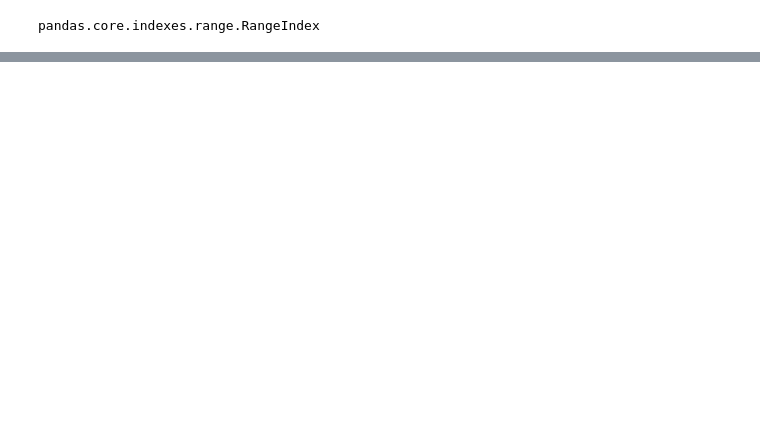
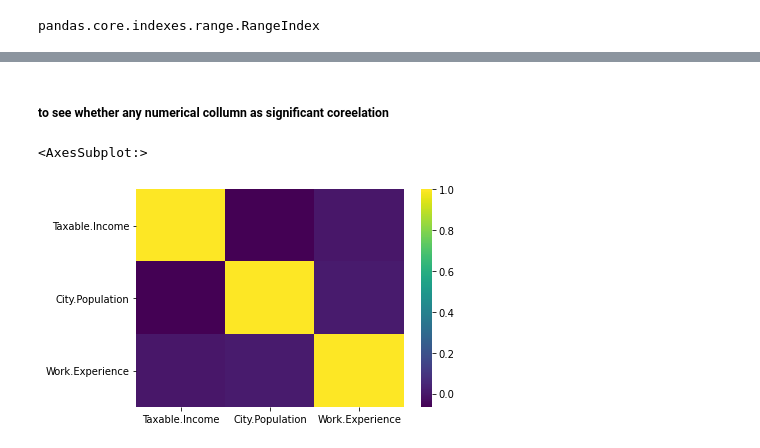
Before and after one commit to Smit131/DS-assignments-python, a Jupyter notebook: Decision Tree/Jup code.ipynb, the cells around one changed output, grey strips where cells are left out. Cells and saved outputs as stored; diff of their text form; code cells hidden in the pictures; blank space fills up the shorter version.

```diff
--- a/Decision Tree/Jup code.ipynb
+++ b/Decision Tree/Jup code.ipynb
@@ -109,0 +145,9 @@ memory usage: 25.9+ KB
+# %% [markdown]
+##### to see whether any numerical collumn as significant coreelation
+# %%
+corrs = df.corr()
+plt.figure()
+sns.heatmap(corrs,xticklabels='auto',yticklabels='auto',cbar=True,cmap="viridis")
+# %% [output]
+<AxesSubplot:>
+[figure, added]
```
Also changed, not shown: parts of 36 cells of this notebook.
